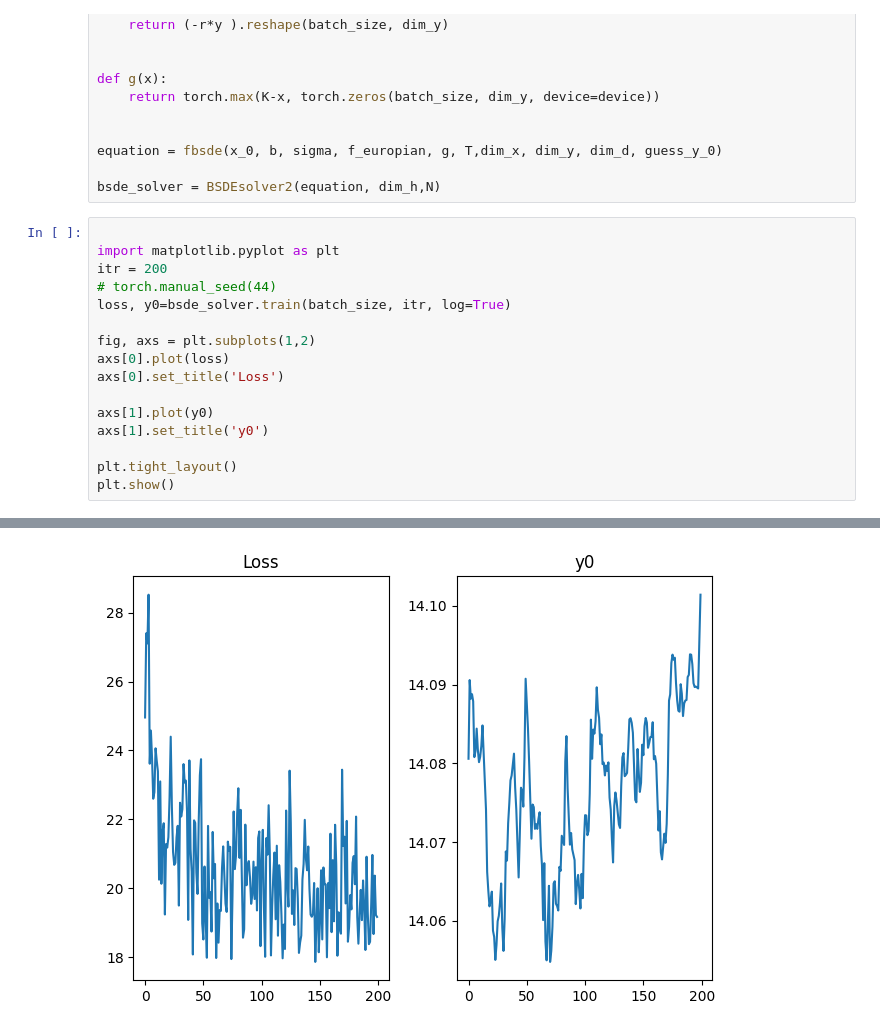
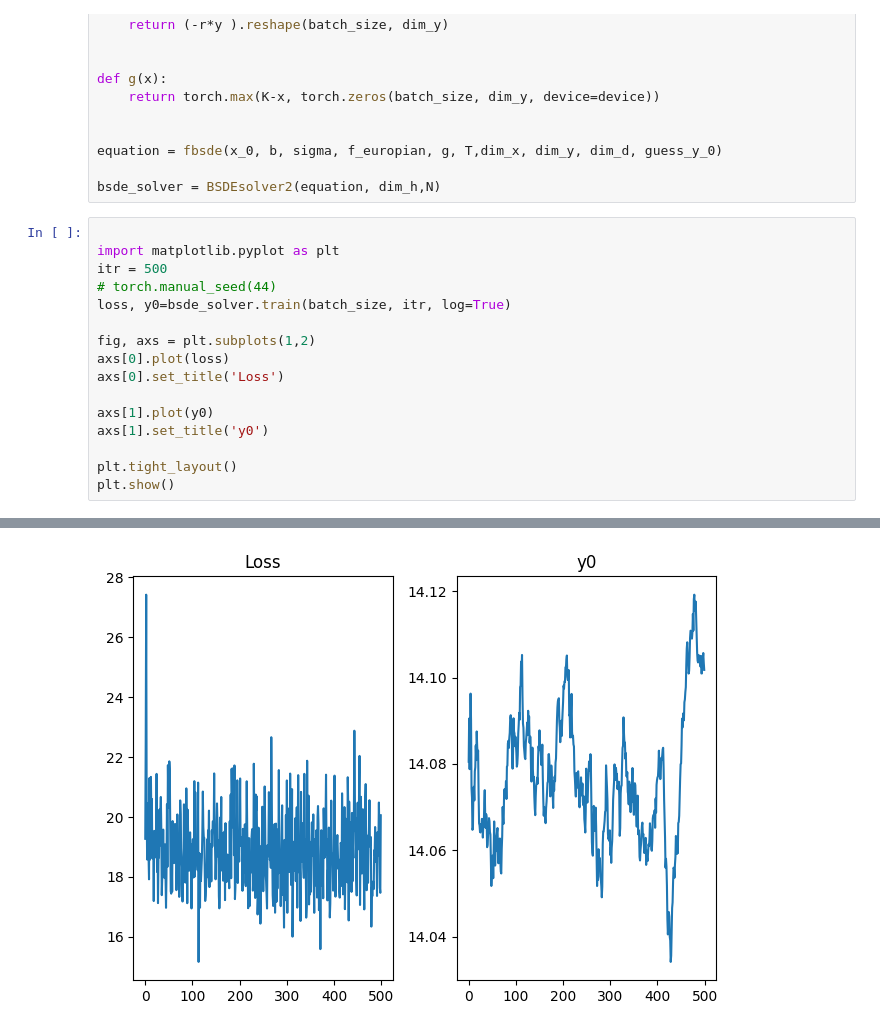
Before and after one commit to ISIPINK/Assignment_Financial_Mathematics_2024, a Jupyter notebook: deep BSDE tests/exp_torch_git.ipynb, the cells around one changed output, grey strips where cells are left out. Drawn from its saved outputs; the diff is of its cells as text.

```diff
--- a/deep BSDE tests/exp_torch_git.ipynb
+++ b/deep BSDE tests/exp_torch_git.ipynb
@@ -119,7 +119,7 @@ bsde_solver = BSDEsolver2(equation, dim_h,N)
 # %%
 
 import matplotlib.pyplot as plt
-itr = 200
+itr = 500
 # torch.manual_seed(44)
 loss, y0=bsde_solver.train(batch_size, itr, log=True)
 
@@ -156 +156 @@ loss:   20.91 y0:   14.09 done: 95.00% Iteration: 190
-[figure, old version]
+[figure, new version]
```
Also changed, not shown: parts of 1 cell of this notebook, 1 other file.
